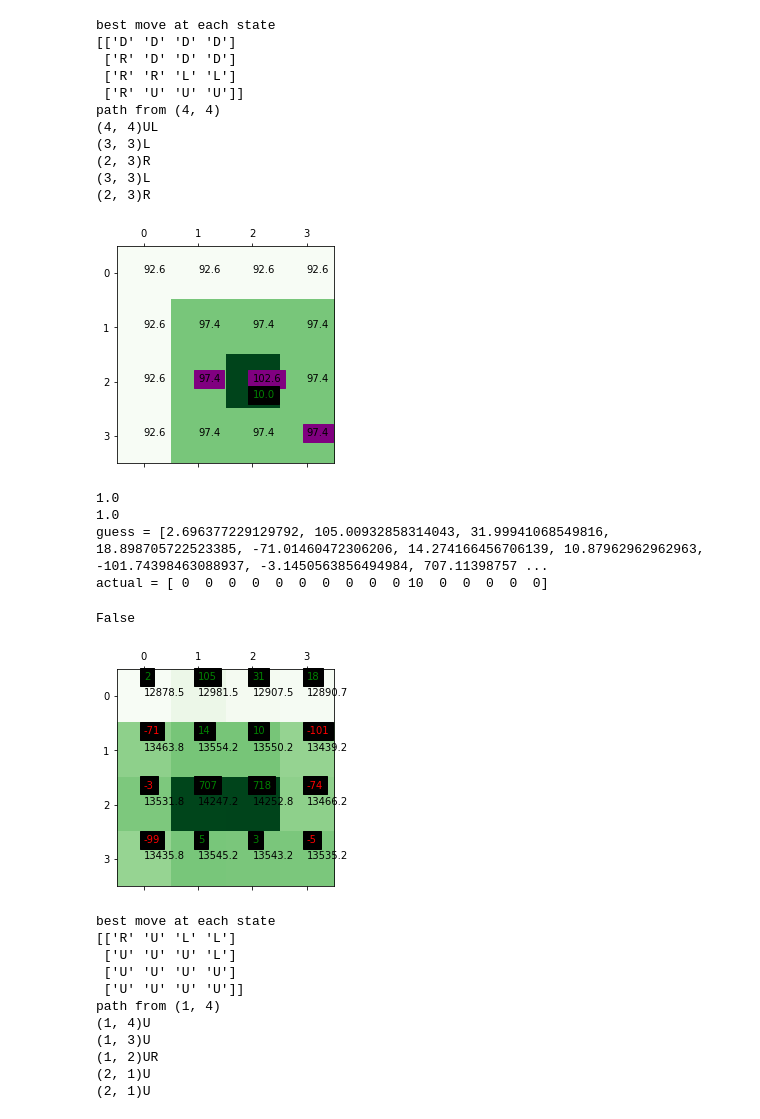
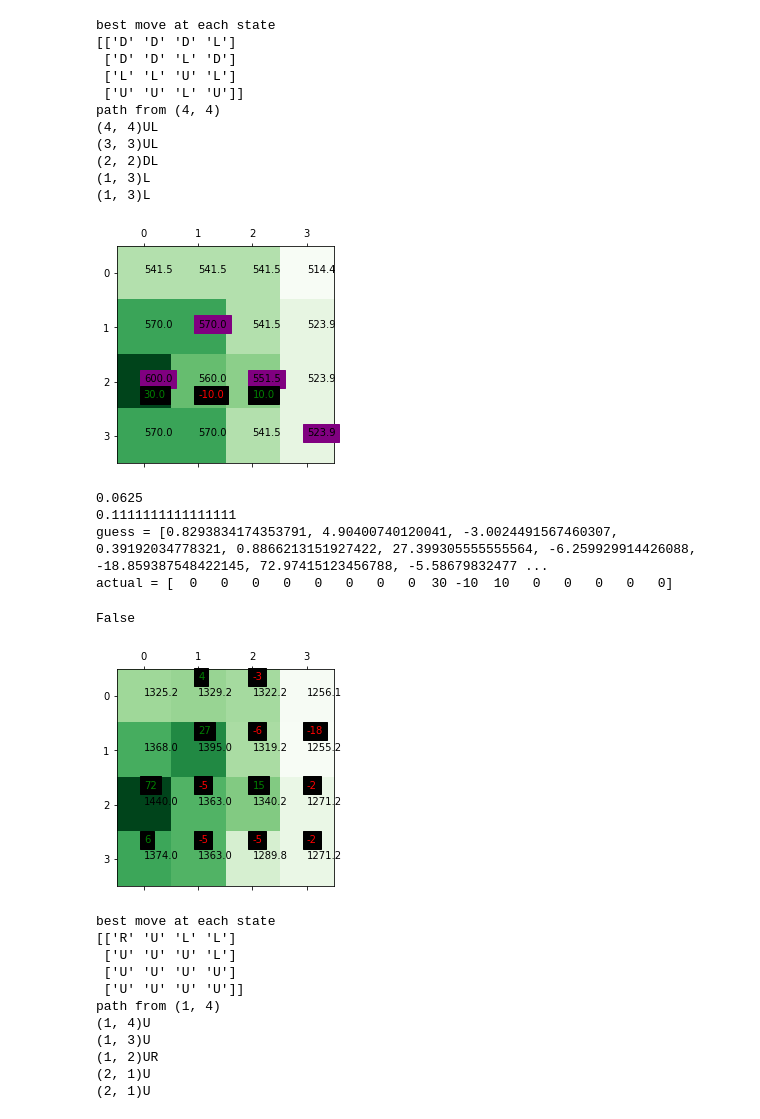
Before and after one commit to annieechen/communicative-models, a Jupyter notebook: Gridworld Notebook.ipynb, the cells around one changed output. Drawn from its saved outputs; the diff is of its cells as text; code cells hidden in the pictures.

```diff
--- a/Gridworld Notebook.ipynb
+++ b/Gridworld Notebook.ipynb
@@ -8,33 +8,33 @@ from reward_guesser import *
 # from IPython.core.interactiveshell import InteractiveShell
 # InteractiveShell.ast_node_interactivity = "all"
 # %%
-a = GridWorldAgent(width=4,height=4,rewardValues =  {(3,3):10})#, (1,2): 10, (1,3):10, (2,2): -10})
+a = GridWorldAgent(width=4,height=4,rewardValues =  {(3,3):10, (2,3): -10, (1,3):30})#, (1,2): 10, (1,3):10, (2,2): -10})
 a.Run()
 action_list,_, path_list = a.CreatePolicyPath((4,4),max_path_length =5,print_path=True)
 # %% [output]
 best move at each state
-[['D' 'D' 'D' 'D']
- ['R' 'D' 'D' 'D']
- ['R' 'R' 'L' 'L']
- ['R' 'U' 'U' 'U']]
+[['D' 'D' 'D' 'L']
+ ['D' 'D' 'L' 'D']
+ ['L' 'L' 'U' 'L']
+ ['U' 'U' 'L' 'U']]
 path from (4, 4)
 (4, 4)UL
-(3, 3)L
-(2, 3)R
-(3, 3)L
-(2, 3)R
+(3, 3)UL
+(2, 2)DL
+(1, 3)L
+(1, 3)L
-[figure, old version]
+[figure, new version]
 # %%
 %matplotlib inline
 c = RewardGuesser(a.map.T, a.map.S, a.r, action_list, path_list, 4,4)
 c.validate(num_samples = 1000, display=True)
 # %% [output]
-1.0
-1.0
-guess = [2.696377229129792, 105.00932858314043, 31.99941068549816, 18.898705722523385, -71.01460472306206, 14.274166456706139, 10.87962962962963, -101.74398463088937, -3.1450563856494984, 707.11398757 ...
-actual = [ 0  0  0  0  0  0  0  0  0  0 10  0  0  0  0  0]
+0.0625
+0.1111111111111111
+guess = [0.8293834174353791, 4.90400740120041, -3.0024491567460307, 0.39192034778321, 0.8866213151927422, 27.399305555555564, -6.259929914426088, -18.859387548422145, 72.97415123456788, -5.58679832477 ...
+actual = [  0   0   0   0   0   0   0   0  30 -10  10   0   0   0   0   0]
 False
-[figure, old version]
+[figure, new version]
 # %%
 a = GridWorldAgent(width=4,height=4,rewardValues =  {(2,1):10})#, (2,2): -10, (3,2): 10, (2,3):10})
 a.Run()
```
